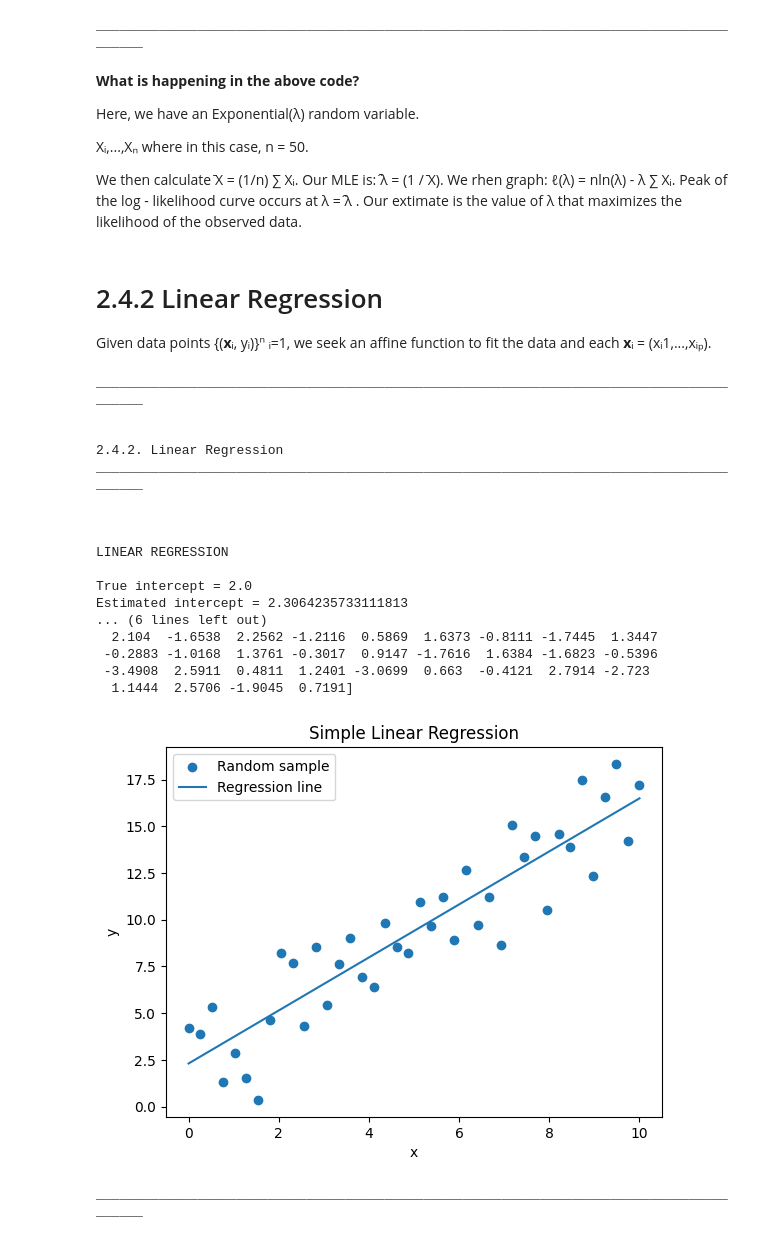
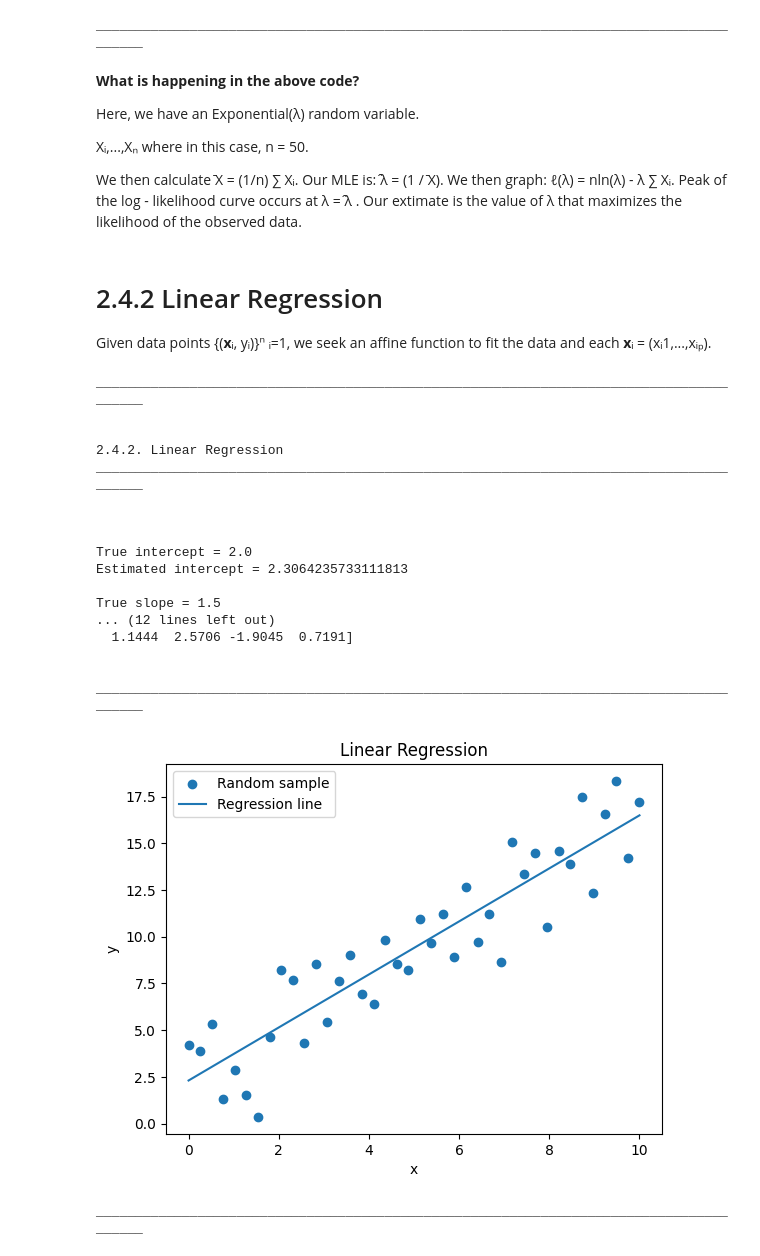
Before and after one commit to Mich-088/MAT422, a Jupyter notebook: 2_4_MLE_and_LinRegression.ipynb, the cells around one changed output. Cells and saved outputs as stored; diff of their text form; code cells hidden in the pictures.

```diff
--- a/2_4_MLE_and_LinRegression.ipynb
+++ b/2_4_MLE_and_LinRegression.ipynb
@@ -113,7 +113,7 @@ Xᵢ,...,Xₙ where in this case, n = 50.
 
 We then calculate ̄X = (1/n) ∑ Xᵢ.
 Our MLE is: ̂λ = (1 / ̄X).
-We rhen graph: ℓ(λ) = nln(λ) - λ ∑ Xᵢ.
+We then graph: ℓ(λ) = nln(λ) - λ ∑ Xᵢ.
 Peak of the log - likelihood curve occurs at λ = ̂λ  .
 Our extimate is the value of λ that maximizes the likelihood of the observed data.
 # %% [markdown]
@@ -158,60 +159,62 @@ beta_1_hat = np.sum(
 )
 
 beta_0_hat = y_bar - beta_1_hat * x_bar
-
 y_hat = beta_0_hat + beta_1_hat * x
-
 residuals = y - y_hat
 
-print("\nLINEAR REGRESSION")
 
 print("\nTrue intercept =", true_beta_0)
 print("Estimated intercept =", beta_0_hat)
 
 print("\nTrue slope =", true_beta_1)
 print("Estimated slope =", beta_1_hat)
+print("\n")
+print("_______________________________________________________________________________________")
+print("\n")
 
 print("\nResiduals =")
 print(residuals)
-
+print("\n")
+print("_______________________________________________________________________________________")
+print("\n")
 
 plt.scatter(
     x,
     y,
     label="Random sample"
 )
 
 plt.plot(
     x,
     y_hat,
     label="Regression line"
 )
 
 plt.xlabel("x")
 plt.ylabel("y")
-plt.title("Simple Linear Regression")
+plt.title("Linear Regression")
 plt.legend()
 plt.show()
 
 print("\n")
 print("_______________________________________________________________________________________")
 # %% [output]
 _______________________________________________________________________________________
 
 
 2.4.2. Linear Regression
 _______________________________________________________________________________________
 
 
 
-LINEAR REGRESSION
-
 True intercept = 2.0
 Estimated intercept = 2.3064235733111813
-... (6 lines left out)
-  2.104  -1.6538  2.2562 -1.2116  0.5869  1.6373 -0.8111 -1.7445  1.3447
- -0.2883 -1.0168  1.3761 -0.3017  0.9147 -1.7616  1.6384 -1.6823 -0.5396
- -3.4908  2.5911  0.4811  1.2401 -3.0699  0.663  -0.4121  2.7914 -2.723
+
+True slope = 1.5
+... (12 lines left out)
   1.1444  2.5706 -1.9045  0.7191]
+
+
+_______________________________________________________________________________________
-[figure, old version]
+[figure, new version]
 _______________________________________________________________________________________
```
Also changed, not shown: parts of 1 cell of this notebook.
